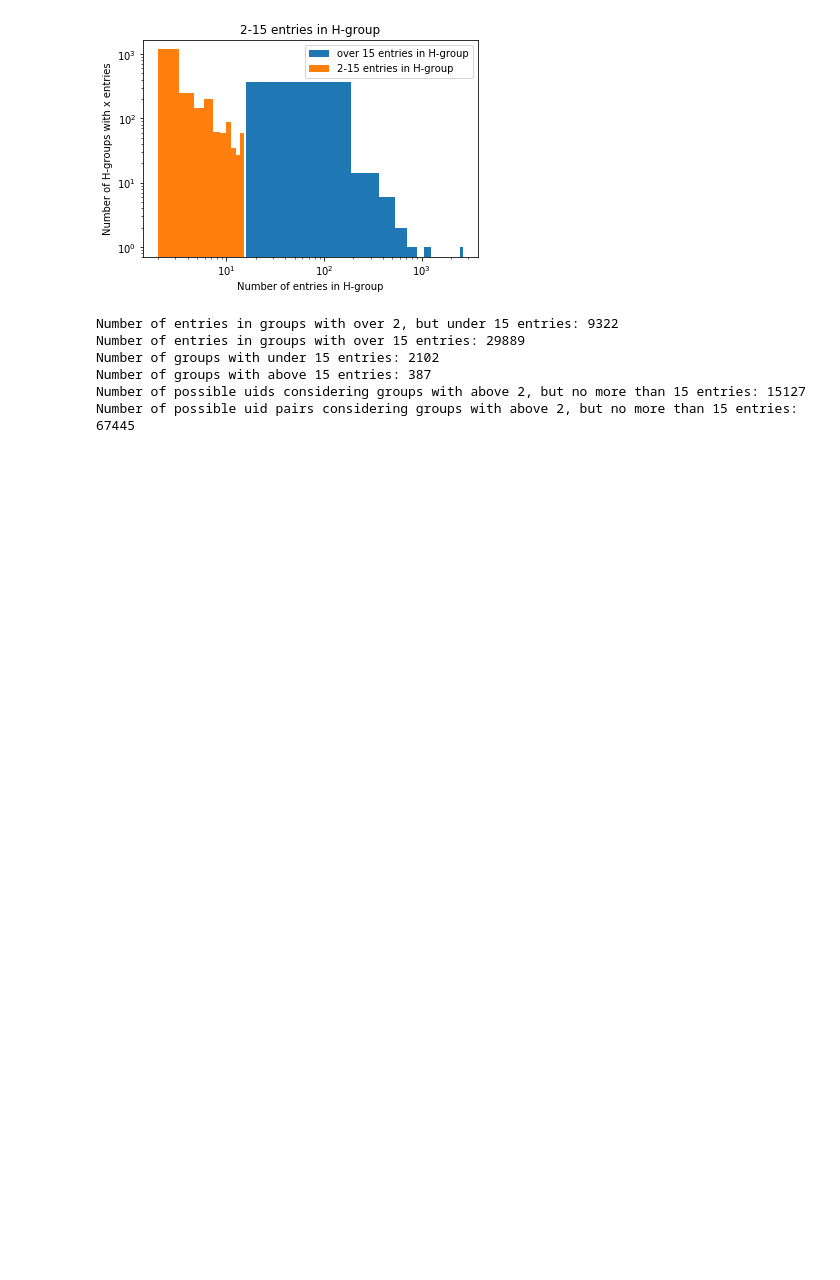
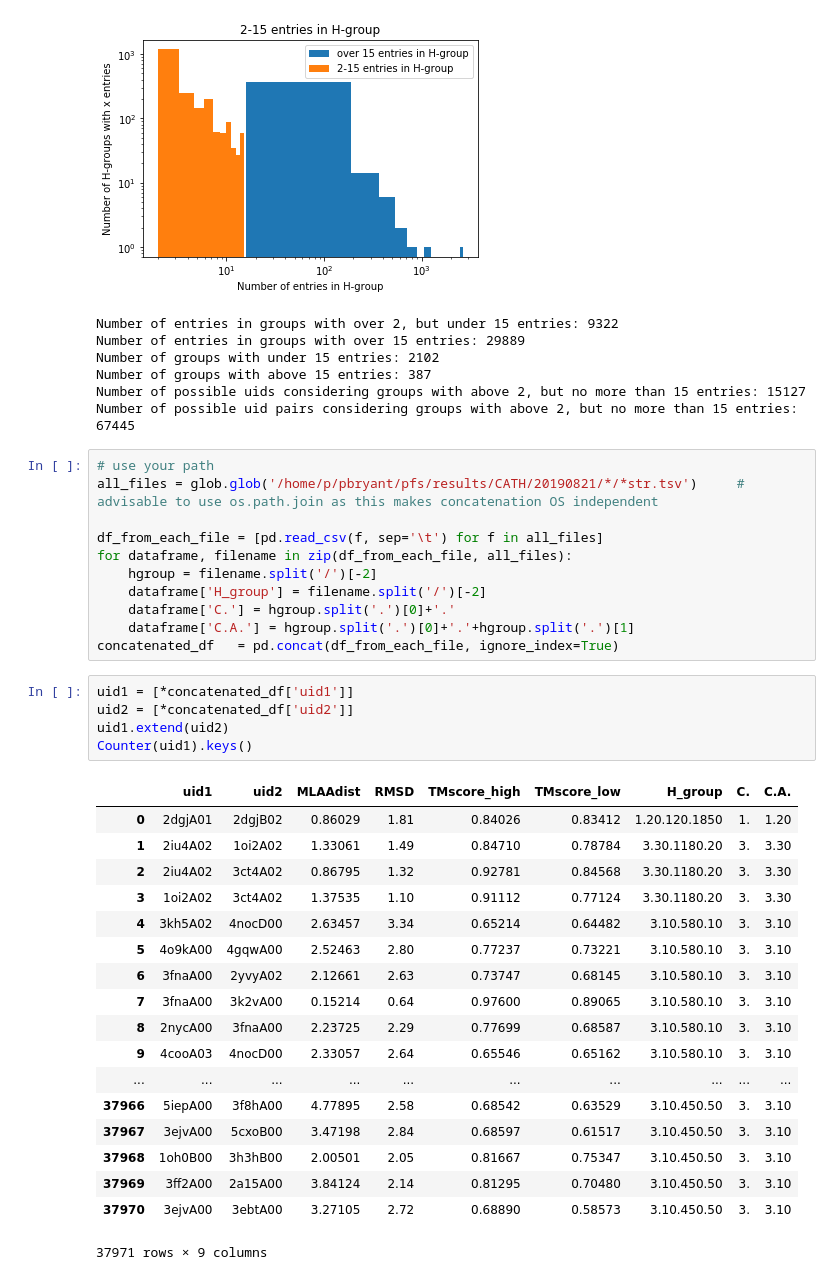
Before and after one commit to patrickbryant1/basic_scilife_scripts, a Jupyter notebook: visual/visual_workflow4.ipynb, the cells around one changed output. Saved outputs shown, nothing was run; the diff lists cells and outputs as text; blank space fills up the shorter version.

```diff
--- a/visual/visual_workflow4.ipynb
+++ b/visual/visual_workflow4.ipynb
@@ -196,3 +198,38 @@ Number of groups with under 15 entries: 2102
 Number of groups with above 15 entries: 387
 Number of possible uids considering groups with above 2, but no more than 15 entries: 15127
 Number of possible uid pairs considering groups with above 2, but no more than 15 entries: 67445
+# %%
+# use your path
+all_files = glob.glob('/home/p/pbryant/pfs/results/CATH/20190821/*/*str.tsv')     # advisable to use os.path.join as this makes concatenation OS independent
+
+df_from_each_file = [pd.read_csv(f, sep='\t') for f in all_files]
+for dataframe, filename in zip(df_from_each_file, all_files):
+    hgroup = filename.split('/')[-2]
+    dataframe['H_group'] = filename.split('/')[-2]
+    dataframe['C.'] = hgroup.split('.')[0]+'.'
+    dataframe['C.A.'] = hgroup.split('.')[0]+'.'+hgroup.split('.')[1]
+concatenated_df   = pd.concat(df_from_each_file, ignore_index=True)
+# %%
+uid1 = [*concatenated_df['uid1']]
+uid2 = [*concatenated_df['uid2']]
+uid1.extend(uid2)
+Counter(uid1).keys()
+# %% [output]
+|  | uid1 | uid2 | MLAAdist | RMSD | TMscore_high | TMscore_low | H_group | C. | C.A. |
+| 0 | 2dgjA01 | 2dgjB02 | 0.86029 | 1.81 | 0.84026 | 0.83412 | 1.20.120.1850 | 1. | 1.20 |
+| 1 | 2iu4A02 | 1oi2A02 | 1.33061 | 1.49 | 0.84710 | 0.78784 | 3.30.1180.20 | 3. | 3.30 |
+| 2 | 2iu4A02 | 3ct4A02 | 0.86795 | 1.32 | 0.92781 | 0.84568 | 3.30.1180.20 | 3. | 3.30 |
+| 3 | 1oi2A02 | 3ct4A02 | 1.37535 | 1.10 | 0.91112 | 0.77124 | 3.30.1180.20 | 3. | 3.30 |
+| 4 | 3kh5A02 | 4nocD00 | 2.63457 | 3.34 | 0.65214 | 0.64482 | 3.10.580.10 | 3. | 3.10 |
+| 5 | 4o9kA00 | 4gqwA00 | 2.52463 | 2.80 | 0.77237 | 0.73221 | 3.10.580.10 | 3. | 3.10 |
+| 6 | 3fnaA00 | 2yvyA02 | 2.12661 | 2.63 | 0.73747 | 0.68145 | 3.10.580.10 | 3. | 3.10 |
+| 7 | 3fnaA00 | 3k2vA00 | 0.15214 | 0.64 | 0.97600 | 0.89065 | 3.10.580.10 | 3. | 3.10 |
+| 8 | 2nycA00 | 3fnaA00 | 2.23725 | 2.29 | 0.77699 | 0.68587 | 3.10.580.10 | 3. | 3.10 |
+| 9 | 4cooA03 | 4nocD00 | 2.33057 | 2.64 | 0.65546 | 0.65162 | 3.10.580.10 | 3. | 3.10 |
+| ... | ... | ... | ... | ... | ... | ... | ... | ... | ... |
+| 37966 | 5iepA00 | 3f8hA00 | 4.77895 | 2.58 | 0.68542 | 0.63529 | 3.10.450.50 | 3. | 3.10 |
+| 37967 | 3ejvA00 | 5cxoB00 | 3.47198 | 2.84 | 0.68597 | 0.61517 | 3.10.450.50 | 3. | 3.10 |
+| 37968 | 1oh0B00 | 3h3hB00 | 2.00501 | 2.05 | 0.81667 | 0.75347 | 3.10.450.50 | 3. | 3.10 |
+| 37969 | 3ff2A00 | 2a15A00 | 3.84124 | 2.14 | 0.81295 | 0.70480 | 3.10.450.50 | 3. | 3.10 |
+| 37970 | 3ejvA00 | 3ebtA00 | 3.27105 | 2.72 | 0.68890 | 0.58573 | 3.10.450.50 | 3. | 3.10 |
+37971 rows × 9 columns
```
Also changed, not shown: parts of 2 cells of this notebook, 1 other file.
